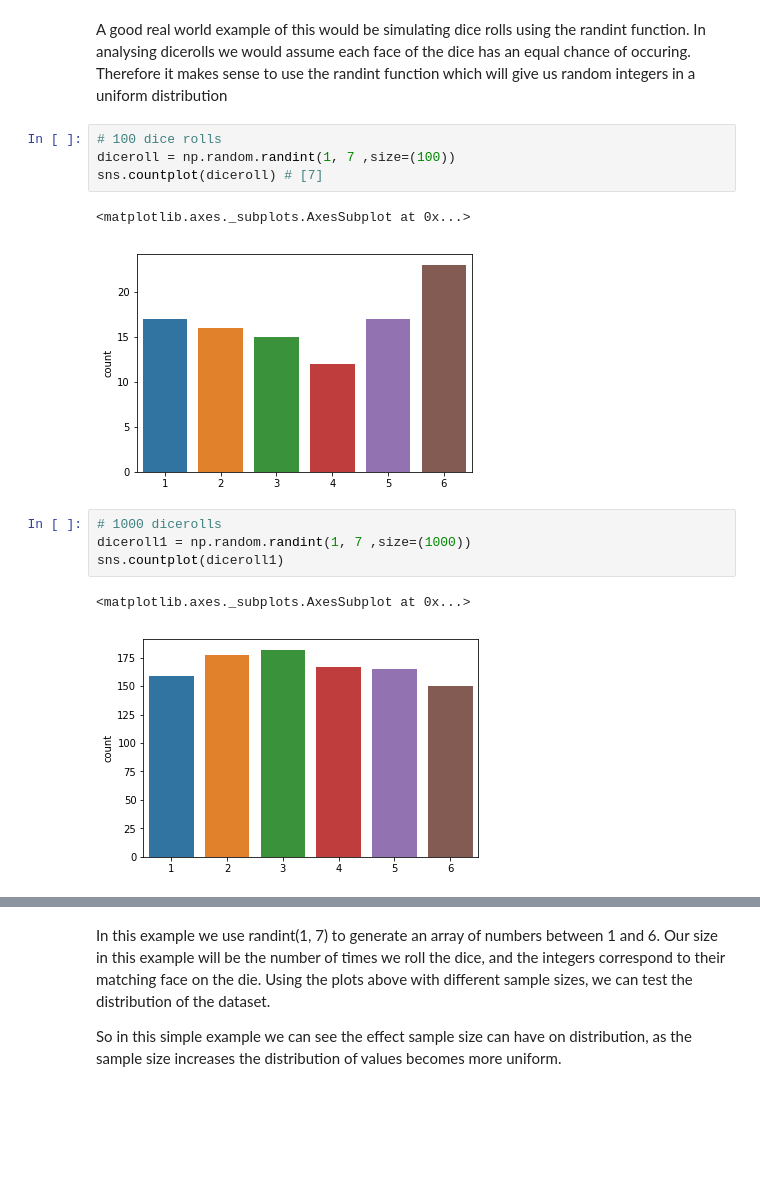
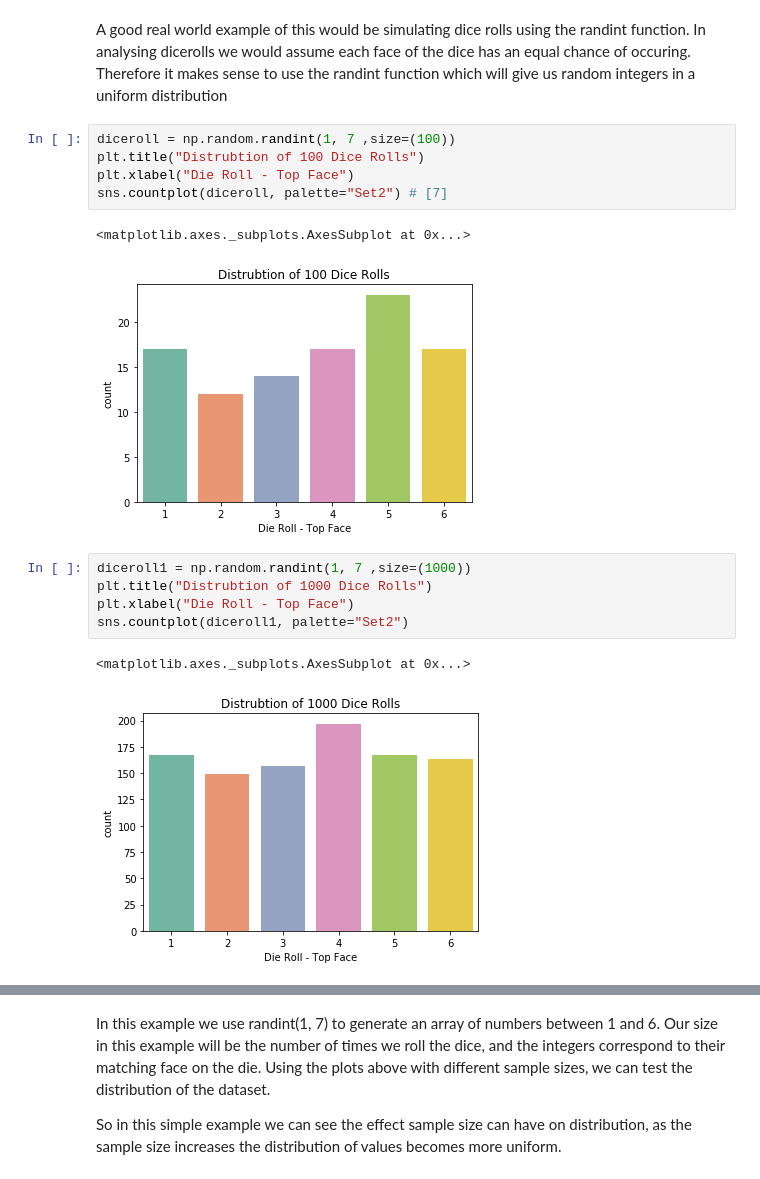
Before and after one commit to zoecahill1/DAprog-assignment, a Jupyter notebook: numpy-random.ipynb, the cells around one changed output, grey strips where cells are left out. Cells and saved outputs as stored; diff of their text form; blank space fills up the shorter version.

Commit message:
edited some graphs

```diff
--- a/numpy-random.ipynb
+++ b/numpy-random.ipynb
@@ -69,17 +69,19 @@ Discrete data can only take particular values and can be seperated into classifi
 # %% [markdown]
  A good real world example of this would be simulating dice rolls using the randint function. In analysing dicerolls we would assume each face of the dice has an equal chance of occuring. Therefore it makes sense to use the randint function which will give us random integers in a uniform distribution
 # %%
-# 100 dice rolls
 diceroll = np.random.randint(1, 7 ,size=(100))
-sns.countplot(diceroll) # [7]
+plt.title("Distrubtion of 100 Dice Rolls")
+plt.xlabel("Die Roll - Top Face")
+sns.countplot(diceroll, palette="Set2") # [7]
 # %% [output]
 <matplotlib.axes._subplots.AxesSubplot at 0x...>
-[figure, old version]
+[figure, new version]
 # %%
-# 1000 dicerolls
 diceroll1 = np.random.randint(1, 7 ,size=(1000))
-sns.countplot(diceroll1)
+plt.title("Distrubtion of 1000 Dice Rolls")
+plt.xlabel("Die Roll - Top Face")
+sns.countplot(diceroll1, palette="Set2")
 # %% [output]
 <matplotlib.axes._subplots.AxesSubplot at 0x...>
-[figure, old version]
+[figure, new version]
 # %%
```
Also changed, not shown: parts of 2 cells of this notebook.
